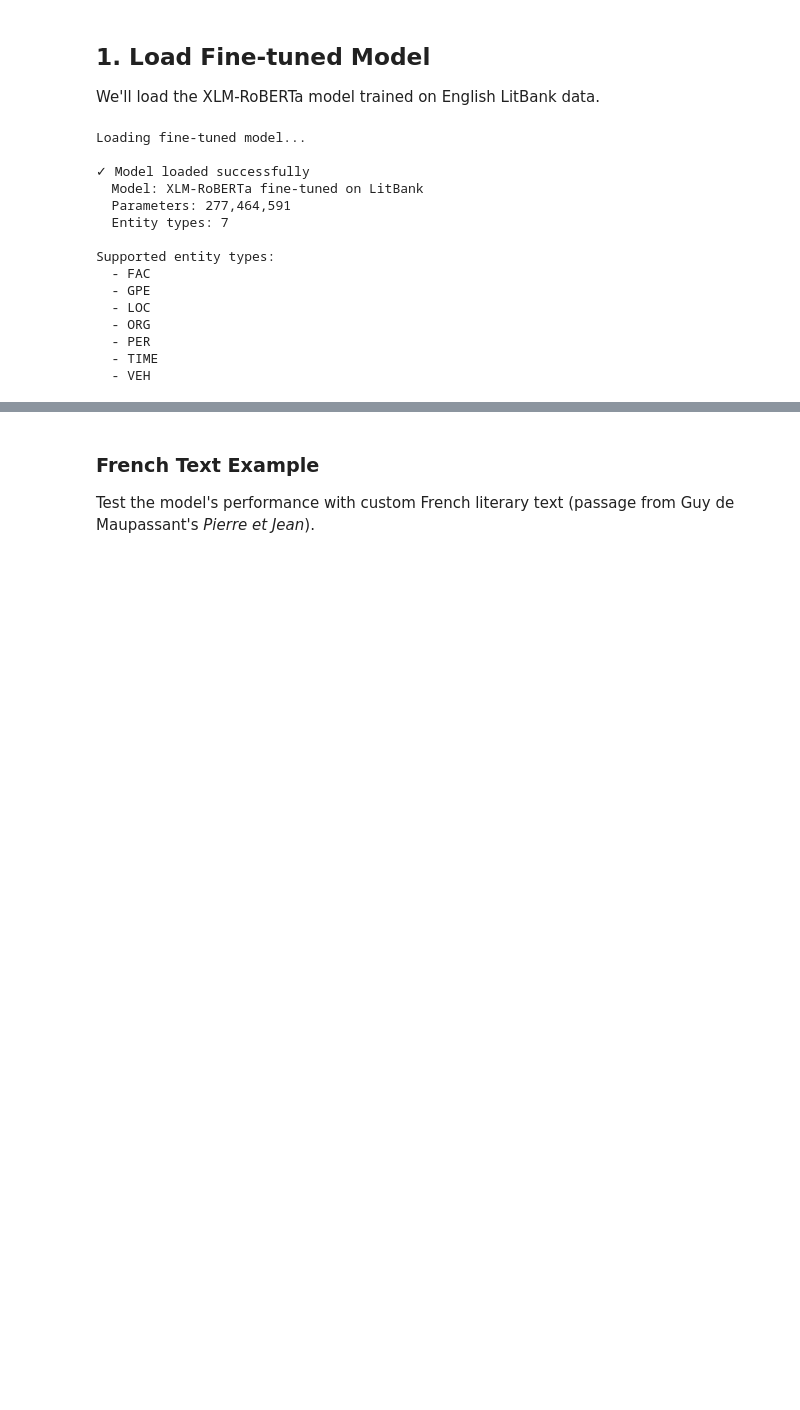
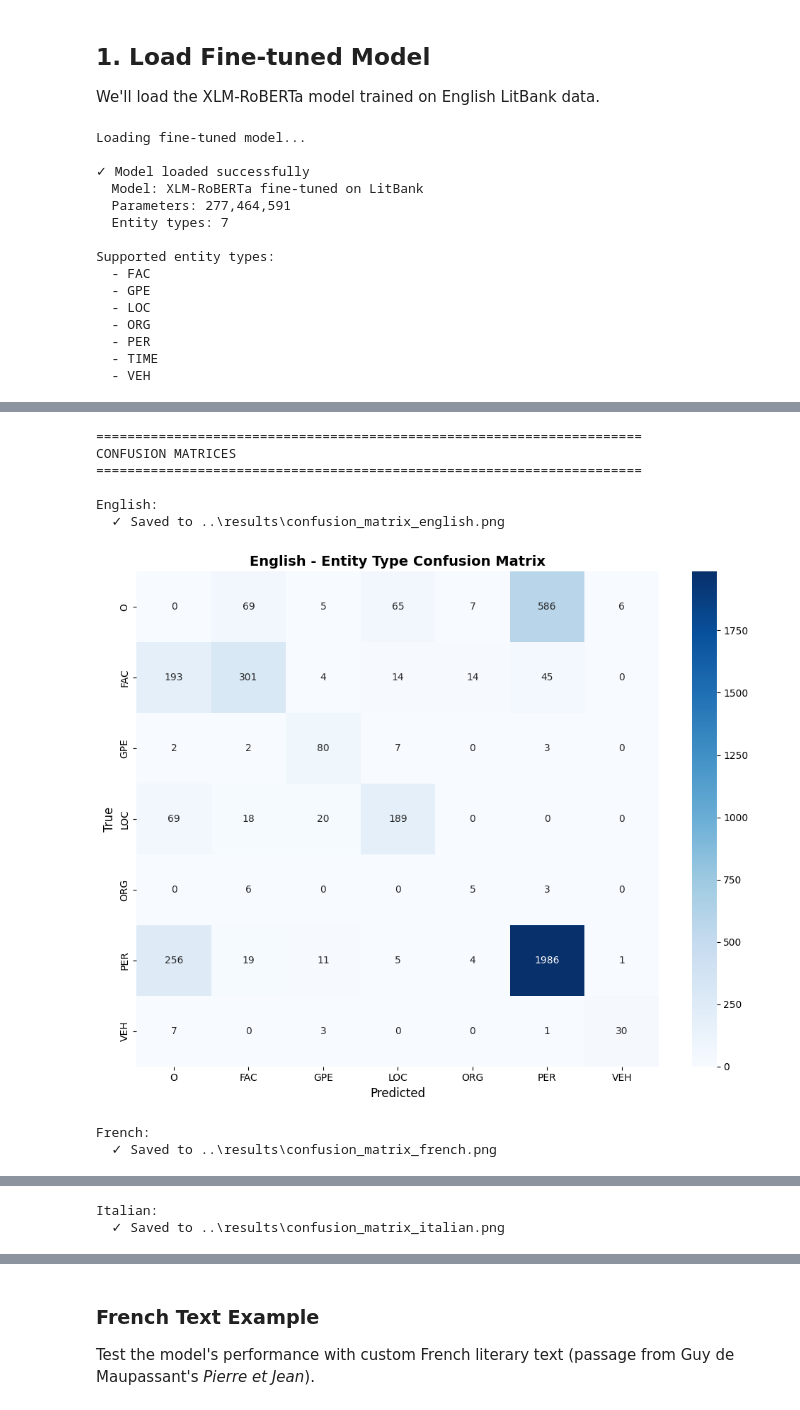
Before and after one commit to wpn-fri/CAS_Mod4_NER, a Jupyter notebook: notebooks/03_multilingual_evaluation.ipynb, the cells around one changed output, grey strips where cells are left out. Saved outputs shown, nothing was run; the diff lists cells and outputs as text; code cells hidden in the pictures; blank space fills up the shorter version.

```diff
--- a/notebooks/03_multilingual_evaluation.ipynb
+++ b/notebooks/03_multilingual_evaluation.ipynb
@@ -99,0 +372,75 @@ Example test passage from Charles Dickens' *Christmas Carol*
+# %%
+# Create confusion matrices for entity types (ignoring O tags for clarity)
+from sklearn.metrics import confusion_matrix
+import seaborn as sns
+
+def create_entity_confusion_matrix(true_labels: List[List[str]], pred_labels: List[List[str]],
+                                    language: str) -> plt.Figure:
+    """
+    Create a confusion matrix for entity types (B-tags only, simplified view).
+    """
+    # Flatten and extract entity types (convert B-X and I-X to just X, keep O)
+    true_flat = []
+    pred_flat = []
+
+    for true_seq, pred_seq in zip(true_labels, pred_labels):
+        for true_label, pred_label in zip(true_seq, pred_seq):
+            # Extract entity type
+            true_type = true_label[2:] if true_label != 'O' else 'O'
+            pred_type = pred_label[2:] if pred_label != 'O' else 'O'
+            true_flat.append(true_type)
+            pred_flat.append(pred_type)
+
+    # Get all entity types (excluding O for cleaner visualization)
+    all_types = sorted(set(true_flat + pred_flat))
+    entity_types_only = [t for t in all_types if t != 'O']
+
+    # Create confusion matrix for entities only
+    entity_true = []
+    entity_pred = []
+    for t, p in zip(true_flat, pred_flat):
+        if t != 'O' or p != 'O':  # Include if either is an entity
+            entity_true.append(t)
+            entity_pred.append(p)
+
+    labels = ['O'] + entity_types_only
+    cm = confusion_matrix(entity_true, entity_pred, labels=labels)
+
+    # Plot
+    fig, ax = plt.subplots(figsize=(10, 8))
+    sns.heatmap(cm, annot=True, fmt='d', cmap='Blues',
+                xticklabels=labels, yticklabels=labels, ax=ax)
+    ax.set_xlabel('Predicted', fontsize=12)
+    ax.set_ylabel('True', fontsize=12)
+    ax.set_title(f'{language} - Entity Type Confusion Matrix', fontsize=14, fontweight='bold')
+
+    plt.tight_layout()
+    return fig
+
+
+# Create confusion matrices for each language
+print("\n" + "="*70)
+print("CONFUSION MATRICES")
+print("="*70)
+
+for lang, data in predictions_by_lang.items():
+    print(f"\n{lang}:")
+    fig = create_entity_confusion_matrix(data['true'], data['pred'], lang)
+
+    # Save figure
+    save_path = RESULTS_PATH / f"confusion_matrix_{lang.lower()}.png"
+    fig.savefig(save_path, dpi=300, bbox_inches='tight')
+    print(f"  ✓ Saved to {save_path}")
+
+    plt.show()
+    plt.close()
+# %% [output]
+======================================================================
+CONFUSION MATRICES
+======================================================================
+
+English:
+  ✓ Saved to ..\results\confusion_matrix_english.png
+[figure, added]
+French:
+  ✓ Saved to ..\results\confusion_matrix_french.png
@@ -99,0 +448,2 @@ Example test passage from Charles Dickens' *Christmas Carol*
+Italian:
+  ✓ Saved to ..\results\confusion_matrix_italian.png
```
Also changed, not shown: parts of 24 cells of this notebook, 28 other files.
